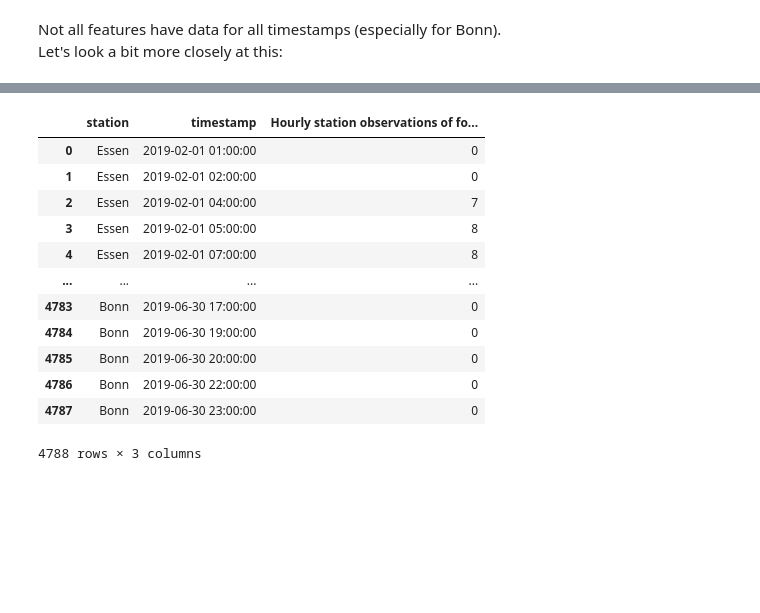
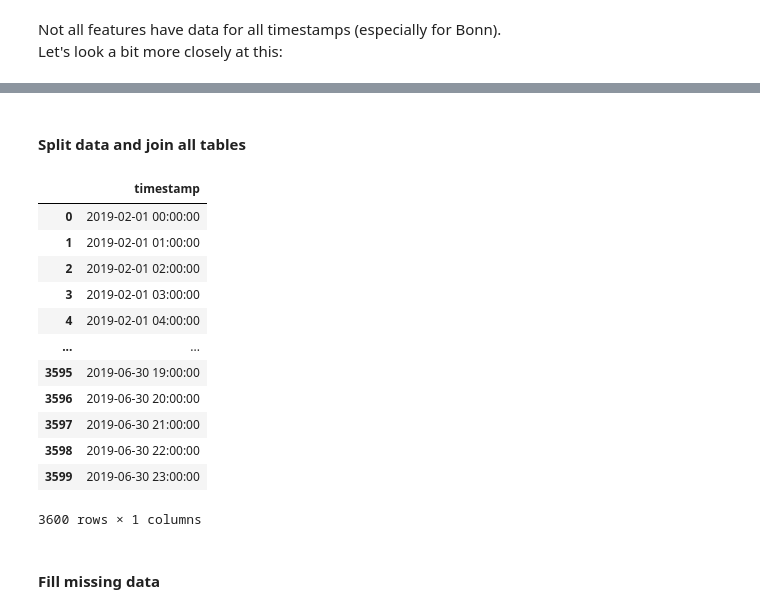
Before and after one commit to Simbonobo/anacondas, a Jupyter notebook: Weather.ipynb, the cells around one changed output, grey strips where cells are left out. Saved outputs shown, nothing was run; the diff lists cells and outputs as text; code cells hidden in the pictures; blank space fills up the shorter version.

```diff
--- a/Weather.ipynb
+++ b/Weather.ipynb
@@ -188,16 +180,0 @@ WRTR_MN008       2390 / 3600 !!!
-# %%
-data["WRTR_MN008"]
-# %% [output]
-|  | station | timestamp | Hourly station observations of fo... |
-| 0 | Essen | 2019-02-01 01:00:00 | 0 |
-| 1 | Essen | 2019-02-01 02:00:00 | 0 |
-| 2 | Essen | 2019-02-01 04:00:00 | 7 |
-| 3 | Essen | 2019-02-01 05:00:00 | 8 |
-| 4 | Essen | 2019-02-01 07:00:00 | 8 |
-| ... | ... | ... | ... |
-| 4783 | Bonn | 2019-06-30 17:00:00 | 0 |
-| 4784 | Bonn | 2019-06-30 19:00:00 | 0 |
-| 4785 | Bonn | 2019-06-30 20:00:00 | 0 |
-| 4786 | Bonn | 2019-06-30 22:00:00 | 0 |
-| 4787 | Bonn | 2019-06-30 23:00:00 | 0 |
-4788 rows × 3 columns
@@ -205,0 +181,20 @@ df = pd.concat(list(data.values()), axis=1, join="outer")
+# %% [markdown]
+#### **Split data and join all tables**
+# %%
+dti = pd.date_range('2019-02-01', periods=3600, freq='H')
+ts = pd.DataFrame({ 'timestamp': dti })
+ts
+# %% [output]
+|  | timestamp |
+| 0 | 2019-02-01 00:00:00 |
+| 1 | 2019-02-01 01:00:00 |
+| 2 | 2019-02-01 02:00:00 |
+| 3 | 2019-02-01 03:00:00 |
+| 4 | 2019-02-01 04:00:00 |
+| ... | ... |
+| 3595 | 2019-06-30 19:00:00 |
+| 3596 | 2019-06-30 20:00:00 |
+| 3597 | 2019-06-30 21:00:00 |
+| 3598 | 2019-06-30 22:00:00 |
+| 3599 | 2019-06-30 23:00:00 |
+3600 rows × 1 columns
@@ -205,0 +264,2 @@ df = pd.concat(list(data.values()), axis=1, join="outer")
+# %% [markdown]
+#### **Fill missing data**
```
Also changed, not shown: parts of 25 cells of this notebook, 2 other files.
